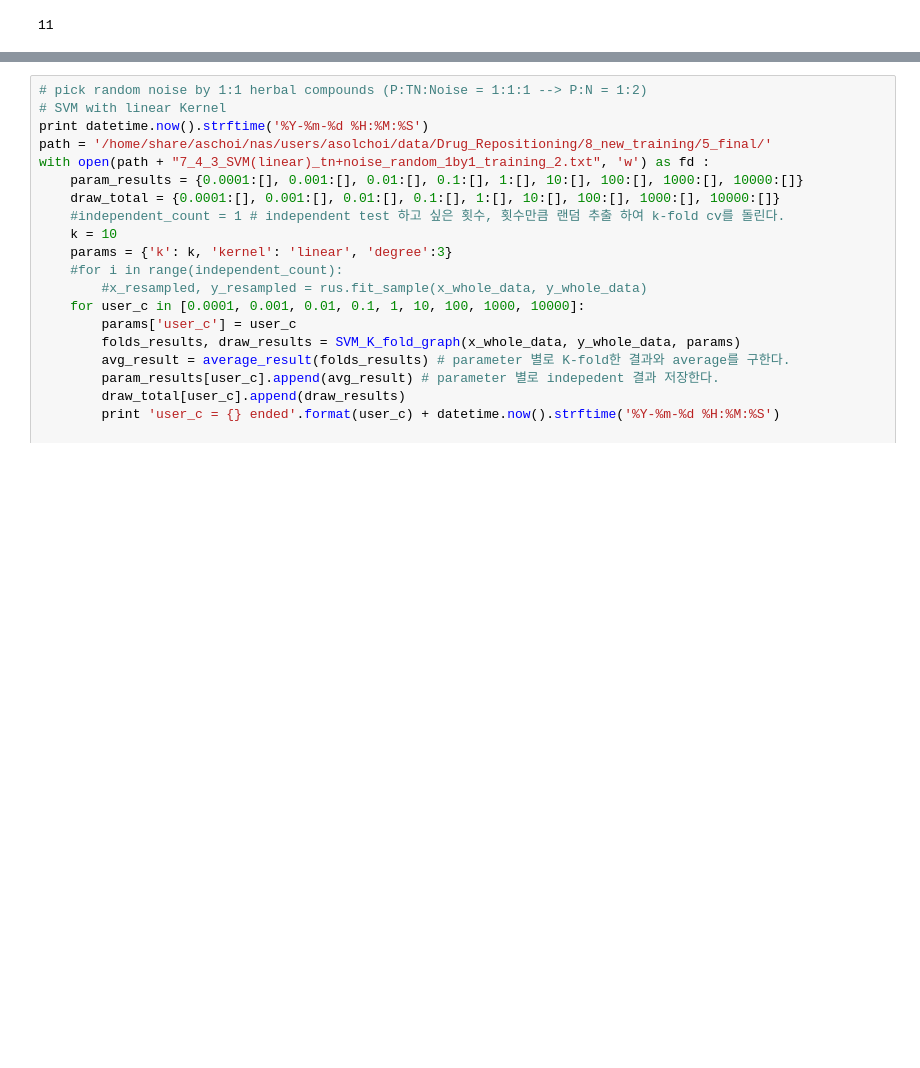
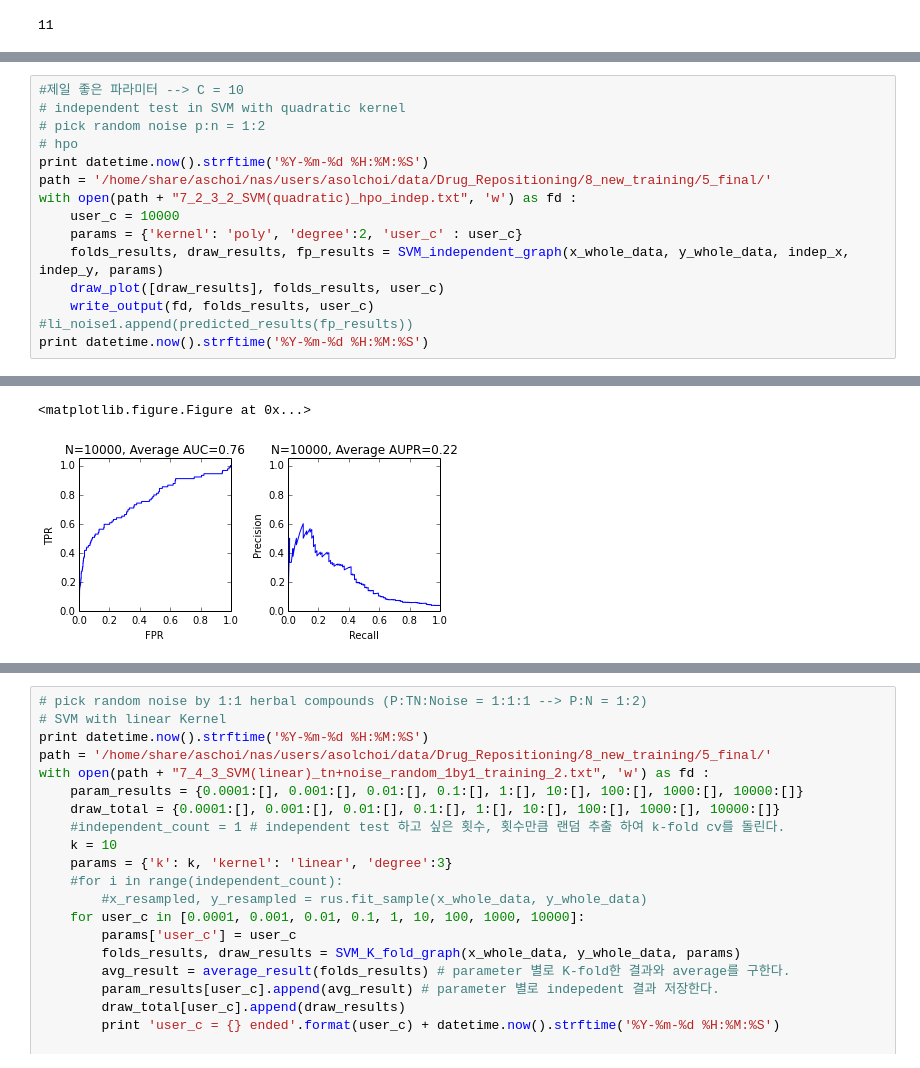
Before and after one commit to cas4070/GIST_project, a Jupyter notebook: Drug_Repositioning/8_new_training/5_Final/5_3_SVM_random.ipynb, the cells around one changed output, grey strips where cells are left out. Saved outputs shown, nothing was run; the diff lists cells and outputs as text; blank space fills up the shorter version.

```diff
--- a/Drug_Repositioning/8_new_training/5_Final/5_3_SVM_random.ipynb
+++ b/Drug_Repositioning/8_new_training/5_Final/5_3_SVM_random.ipynb
@@ -389,0 +453,16 @@ len(newdr[newdr.Predicted_label ==0])
+# %%
+#제일 좋은 파라미터 --> C = 10
+# independent test in SVM with quadratic kernel
+# pick random noise p:n = 1:2
+# hpo
+print datetime.now().strftime('%Y-%m-%d %H:%M:%S')
+path = '/home/share/aschoi/nas/users/asolchoi/data/Drug_Repositioning/8_new_training/5_final/'
+with open(path + "7_2_3_2_SVM(quadratic)_hpo_indep.txt", 'w') as fd :
+    user_c = 10000
+    params = {'kernel': 'poly', 'degree':2, 'user_c' : user_c}
+    folds_results, draw_results, fp_results = SVM_independent_graph(x_whole_data, y_whole_data, indep_x, indep_y, params)
+    draw_plot([draw_results], folds_results, user_c)
+    write_output(fd, folds_results, user_c)
+#li_noise1.append(predicted_results(fp_results))
+print datetime.now().strftime('%Y-%m-%d %H:%M:%S')
+# %% [output]
@@ -389,0 +471,2 @@ len(newdr[newdr.Predicted_label ==0])
+<matplotlib.figure.Figure at 0x...>
+[figure, added]
```
Also changed, not shown: parts of 23 cells of this notebook.
